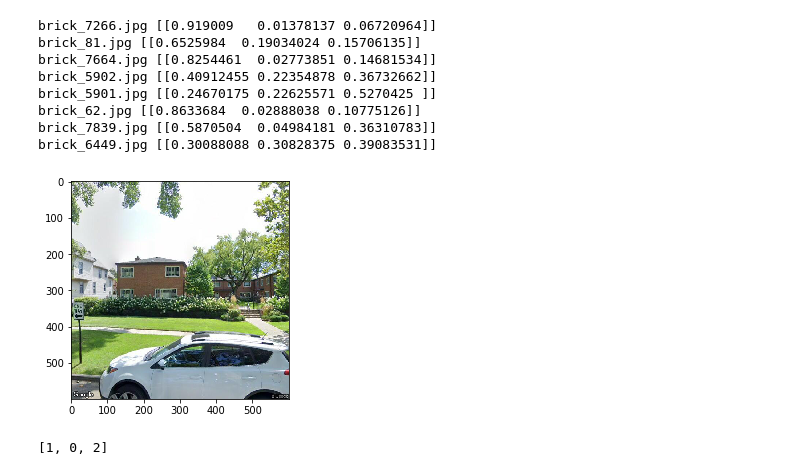
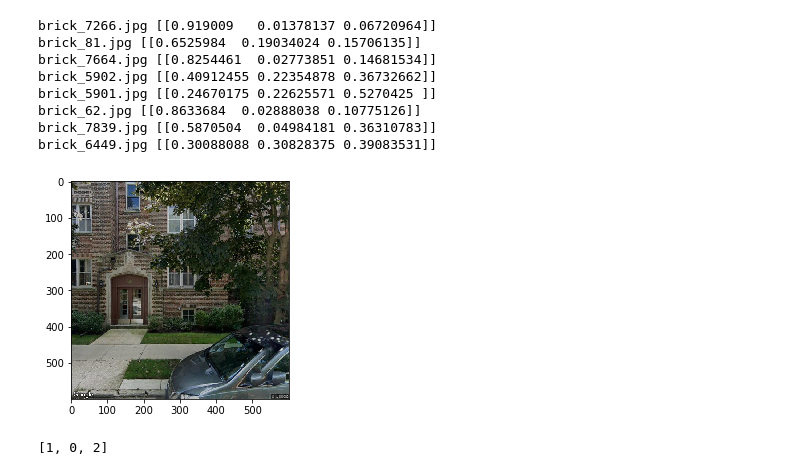
Before and after one commit to pnguenda/target_market, a Jupyter notebook: gc_ML_v02.ipynb, the cells around one changed output. Cells and saved outputs as stored; diff of their text form; code cells hidden in the pictures.

```diff
--- a/gc_ML_v02.ipynb
+++ b/gc_ML_v02.ipynb
@@ -208,10 +208,10 @@ brick_62.jpg [[0.8633684  0.02888038 0.10775126]]
 brick_7839.jpg [[0.5870504  0.04984181 0.36310783]]
 brick_6449.jpg [[0.30088088 0.30828375 0.39083531]]
 # %%
-new_image = plt.imread('test_imgs/brick_7664.jpg')
+new_image = plt.imread('test_imgs/brick_62.jpg')
 img = plt.imshow(new_image)
 # %% [output]
-[figure, old version]
+[figure, new version]
 # %%
 #Sort the predictions from least to greatest
 list_index = [0, 1, 2]
```
Also changed, not shown: parts of 1 cell of this notebook, 1 other file.
